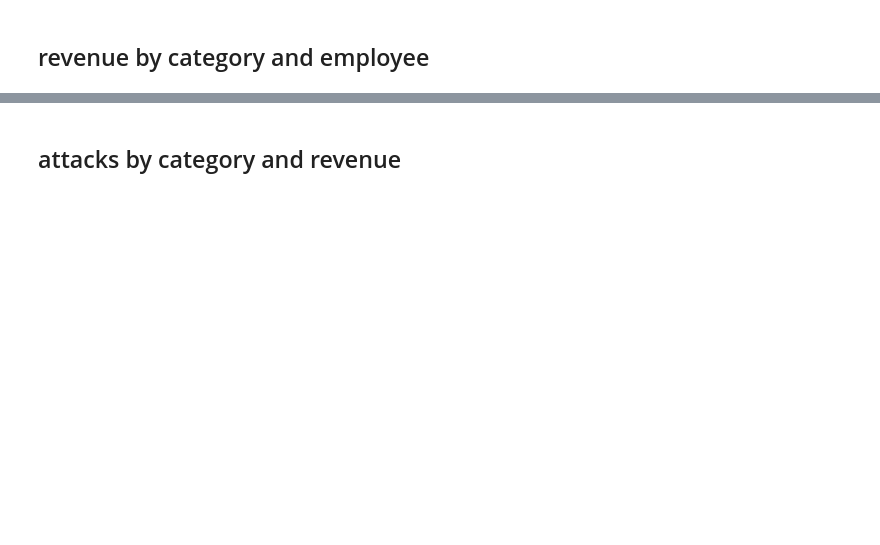
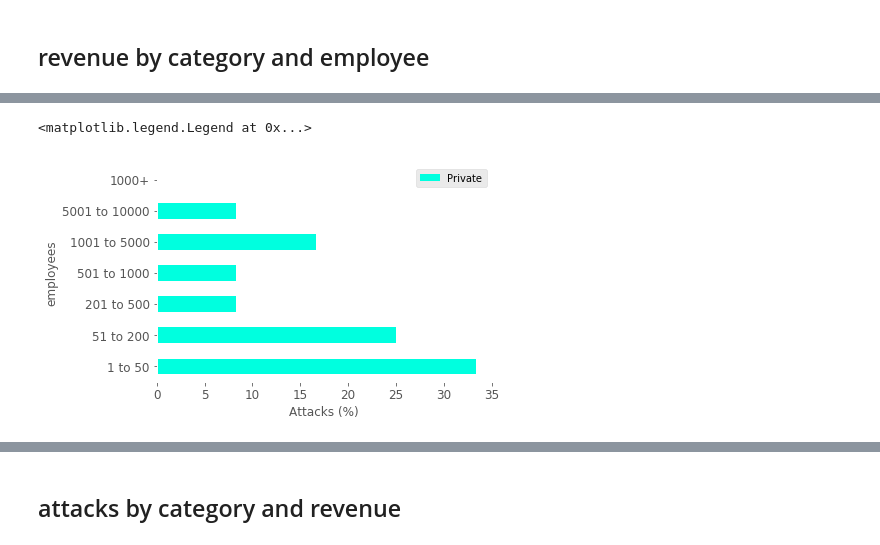
Before and after one commit to MelanieU/cyberattacks_in_healthcare, a Jupyter notebook: Analysis/glassdoor_analysis.ipynb, the cells around one changed output, grey strips where cells are left out. Cells and saved outputs as stored; diff of their text form; code cells hidden in the pictures; blank space fills up the shorter version.

```diff
--- a/Analysis/glassdoor_analysis.ipynb
+++ b/Analysis/glassdoor_analysis.ipynb
@@ -96,0 +102,17 @@ plt.legend(loc='best')
+# %%
+
+
+# Attacks by employees in privat comp
+privat_grouped = pd.DataFrame({'employees':['1 to 50','51 to 200', '201 to 500','501 to 1000', '1001 to 5000', '5001 to 10000', '1000+'],
+                                'Number Attacks': [8, 6, 2, 2, 4, 2,0]})
+privat_grouped['Private'] = (privat_grouped['Number Attacks']*100)/24
+
+privat_grouped.set_index('employees')['Private'].plot.barh(color = ['#00ffdf'], rot = 0, fontsize=12).set_facecolor('white')
+
+
+
+plt.xlabel('Attacks (%)')
+plt.legend(loc='best')
+# %% [output]
+<matplotlib.legend.Legend at 0x...>
+[figure, added]
```
Also changed, not shown: parts of 6 cells of this notebook, 2 other files.
